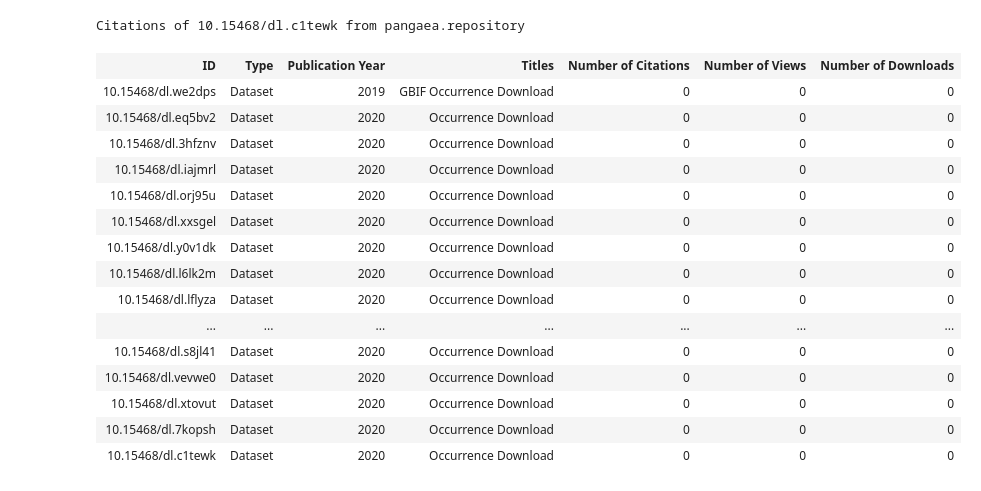
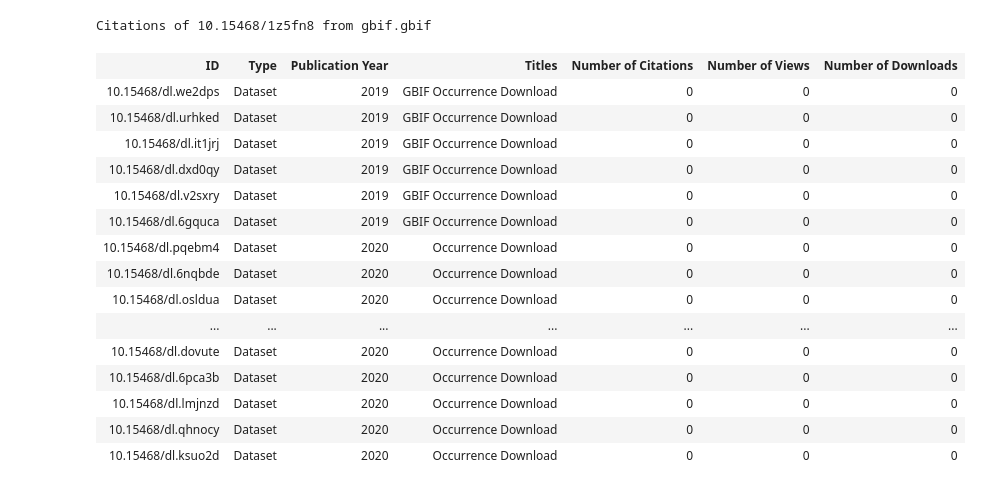
Before and after one commit to datacite/pidgraph-notebooks-python, a Jupyter notebook: user-story-1-datacenter-publication-citations/py-datacenter-publication-citations.ipynb, the cells around one changed output. Saved outputs shown, nothing was run; the diff lists cells and outputs as text; code cells hidden in the pictures.

```diff
--- a/user-story-1-datacenter-publication-citations/py-datacenter-publication-citations.ipynb
+++ b/user-story-1-datacenter-publication-citations/py-datacenter-publication-citations.ipynb
@@ -209,0 +264,36 @@ citation_query = gql("""query getCitationsByWorkId($id: ID!, $maxCitations: Int!
+# %%
+import pandas as pd
+from IPython.display import Javascript
+from requests.utils import requote_uri
+
+# For each repository, download a file of BibTeX entries in csv format
+for repo in ['pangaea', 'dryad','gbif']:
+    works = data[repo]['works']
+    bibtex_data = []
+    for r in works['nodes']:
+        bibtex_data.append([r['bibtex']])
+    df = pd.DataFrame(bibtex_data, columns = None)
+
+    js_download = """
+var csv = '%s';
+
+var filename = '%s_%s.bib';
+var blob = new Blob([csv], { type: 'application/x-bibtex;charset=utf-8;' });
+if (navigator.msSaveBlob) { // IE 10+
+    navigator.msSaveBlob(blob, filename);
+} else {
+    var link = document.createElement("a");
+    if (link.download !== undefined) { // feature detection
+        // Browsers that support HTML5 download attribute
+        var url = URL.createObjectURL(blob);
+        link.setAttribute("href", url);
+        link.setAttribute("download", filename);
+        link.style.visibility = 'hidden';
+        document.body.appendChild(link);
+        link.click();
+        document.body.removeChild(link);
+    }
+}
+""" % (df.to_csv(index=False, header=False).replace('\n','\\n').replace("'","\'").replace("\"",""), query_params["%s_repository" % repo], requote_uri(query_params["%s_keyword" % repo]))
+
+    display(Javascript(js_download))
@@ -220,36 +352,37 @@ The number of citations for work https://doi.org/10.1594/pangaea.51988:
 # %%
 from IPython.core.display import display, HTML
 
 # Get details for each citation
 outputs = [['ID','Type','Publication Year','Titles','Number of Citations', 'Number of Views', 'Number of Downloads']]
 for r in citations_data['nodes']:
-    id = '<a href="%s">%s</a></html>' % (r['id'], '/'.join(r['id'].split("/")[3:]))
+    citation_id = '<a href="%s">%s</a></html>' % (r['id'], '/'.join(r['id'].split("/")[3:]))
     titles = '; '.join([s['title'] for s in r['titles']])
-    output = [id, r['type'], str(r['publicationYear']), titles, str(r['citationCount']), str(r['viewCount']), str(r['downloadCount'])]
+    output = [citation_id, r['type'], str(r['publicationYear']), titles, str(r['citationCount']), str(r['viewCount']), str(r['downloadCount'])]
     outputs += [output]
 
 # Display outputs as html table
-html_table = '<html><table><caption><b>Citations of %s from %s</b></caption>' % (id, query_params["repository"])
+id_href = '<a href="%s">%s</a></html>' % (citations_query_params['id'], '/'.join(citations_query_params['id'].split("/")[3:]))
+html_table = '<html><table><caption><b>Citations of %s from %s</b></caption>' % (id_href, query_params["%s_repository" % "gbif"] )
 html_table += '<tr><th style="text-align:center;">' + '</th><th style="text-align:center;">'.join(outputs[0]) + '</th></tr>'
 for row in outputs[1:]:
     html_table += '<tr><td style="text-align:left;">' + '</td><td style="text-align:left;">'.join(row) + '</td></tr>'
 html_table += '</table></html>'
 display(HTML(html_table))
 # %% [output]
-Citations of 10.15468/dl.c1tewk from pangaea.repository
+Citations of 10.15468/1z5fn8 from gbif.gbif
 | ID | Type | Publication Year | Titles | Number of Citations | Number of Views | Number of Downloads |
 | 10.15468/dl.we2dps | Dataset | 2019 | GBIF Occurrence Download | 0 | 0 | 0 |
-| 10.15468/dl.eq5bv2 | Dataset | 2020 | Occurrence Download | 0 | 0 | 0 |
-| 10.15468/dl.3hfznv | Dataset | 2020 | Occurrence Download | 0 | 0 | 0 |
-| 10.15468/dl.iajmrl | Dataset | 2020 | Occurrence Download | 0 | 0 | 0 |
-| 10.15468/dl.orj95u | Dataset | 2020 | Occurrence Download | 0 | 0 | 0 |
-| 10.15468/dl.xxsgel | Dataset | 2020 | Occurrence Download | 0 | 0 | 0 |
-| 10.15468/dl.y0v1dk | Dataset | 2020 | Occurrence Download | 0 | 0 | 0 |
-| 10.15468/dl.l6lk2m | Dataset | 2020 | Occurrence Download | 0 | 0 | 0 |
-| 10.15468/dl.lflyza | Dataset | 2020 | Occurrence Download | 0 | 0 | 0 |
+| 10.15468/dl.urhked | Dataset | 2019 | GBIF Occurrence Download | 0 | 0 | 0 |
+| 10.15468/dl.it1jrj | Dataset | 2019 | GBIF Occurrence Download | 0 | 0 | 0 |
+| 10.15468/dl.dxd0qy | Dataset | 2019 | GBIF Occurrence Download | 0 | 0 | 0 |
+| 10.15468/dl.v2sxry | Dataset | 2019 | GBIF Occurrence Download | 0 | 0 | 0 |
+| 10.15468/dl.6gquca | Dataset | 2019 | GBIF Occurrence Download | 0 | 0 | 0 |
+| 10.15468/dl.pqebm4 | Dataset | 2020 | Occurrence Download | 0 | 0 | 0 |
+| 10.15468/dl.6nqbde | Dataset | 2020 | Occurrence Download | 0 | 0 | 0 |
+| 10.15468/dl.osldua | Dataset | 2020 | Occurrence Download | 0 | 0 | 0 |
 | ... | ... | ... | ... | ... | ... | ... |
-| 10.15468/dl.s8jl41 | Dataset | 2020 | Occurrence Download | 0 | 0 | 0 |
-| 10.15468/dl.vevwe0 | Dataset | 2020 | Occurrence Download | 0 | 0 | 0 |
-| 10.15468/dl.xtovut | Dataset | 2020 | Occurrence Download | 0 | 0 | 0 |
-| 10.15468/dl.7kopsh | Dataset | 2020 | Occurrence Download | 0 | 0 | 0 |
-| 10.15468/dl.c1tewk | Dataset | 2020 | Occurrence Download | 0 | 0 | 0 |
+| 10.15468/dl.dovute | Dataset | 2020 | Occurrence Download | 0 | 0 | 0 |
+| 10.15468/dl.6pca3b | Dataset | 2020 | Occurrence Download | 0 | 0 | 0 |
+| 10.15468/dl.lmjnzd | Dataset | 2020 | Occurrence Download | 0 | 0 | 0 |
+| 10.15468/dl.qhnocy | Dataset | 2020 | Occurrence Download | 0 | 0 | 0 |
+| 10.15468/dl.ksuo2d | Dataset | 2020 | Occurrence Download | 0 | 0 | 0 |
```
Also changed, not shown: parts of 13 cells of this notebook, 1 other file.
